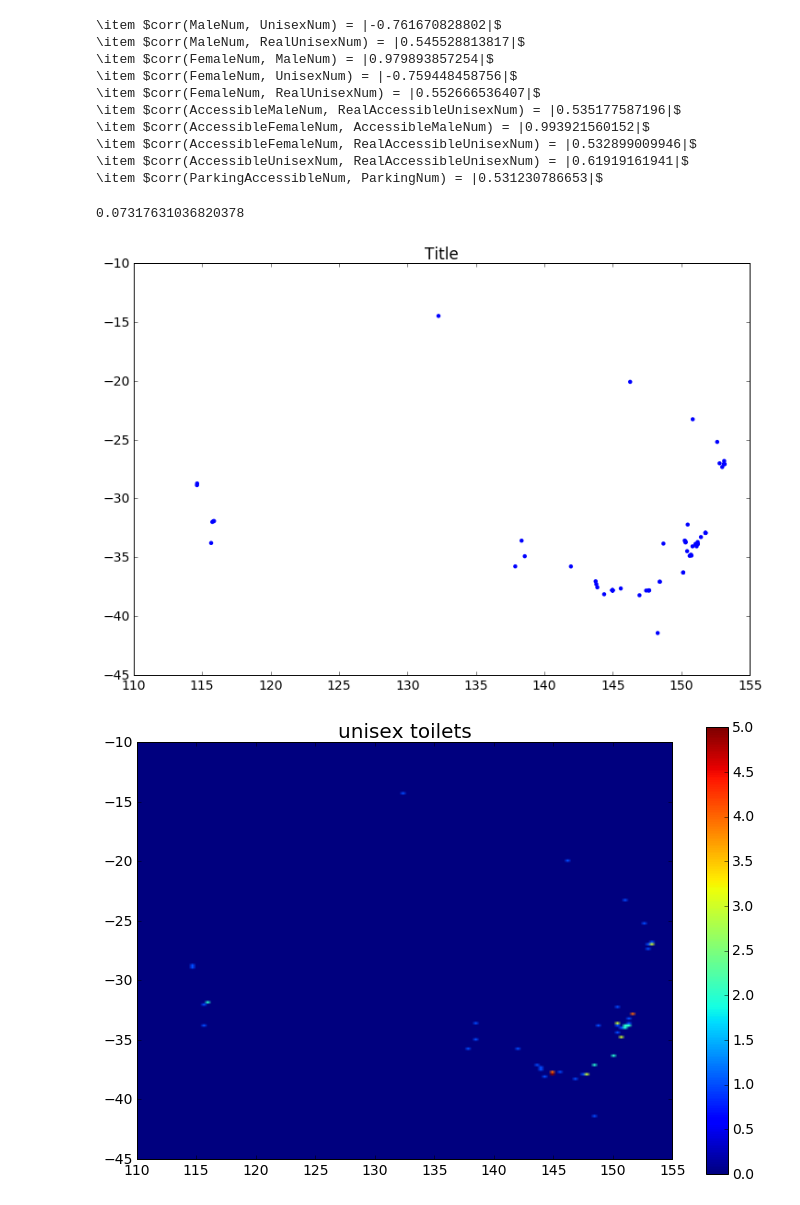
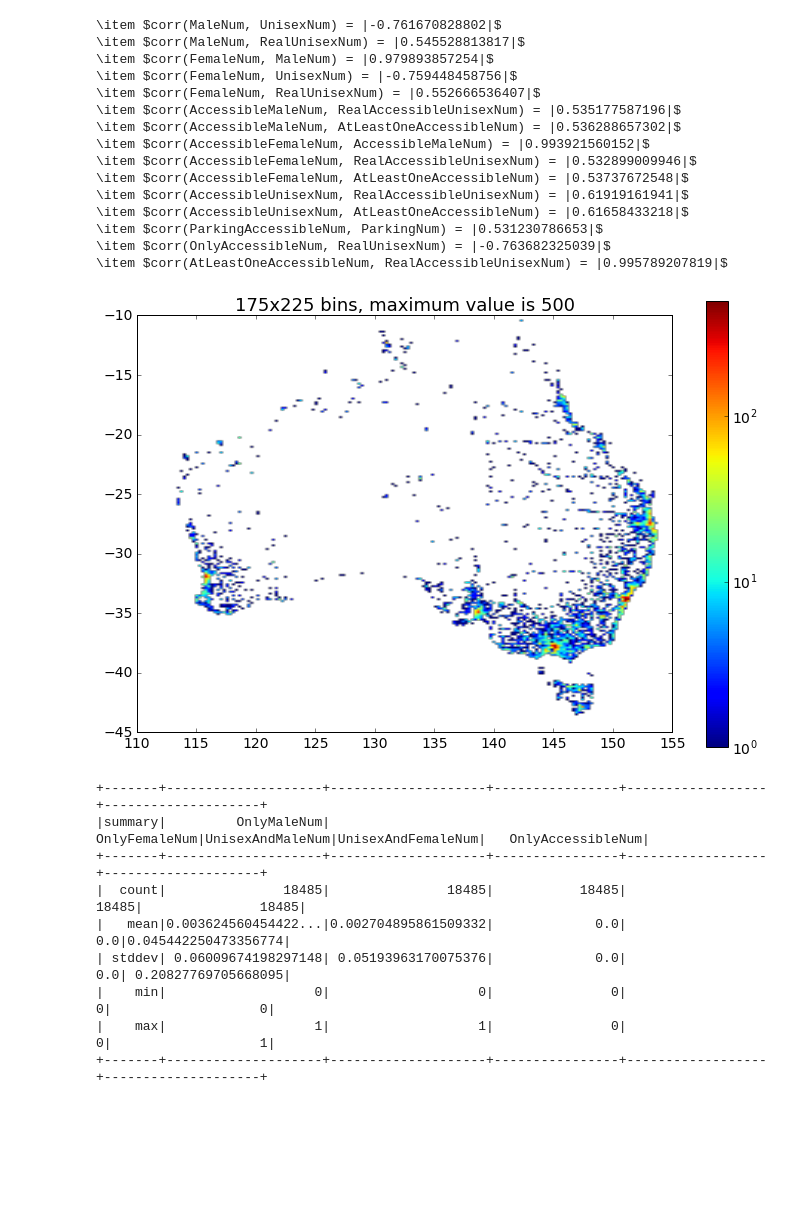
Before and after one commit to antaljanosbenjamin/BigDataAnalysisTechniques_VIMIAV02, a Jupyter notebook: pyspark_code/Toilets.ipynb, the cells around one changed output. Cells and saved outputs as stored; diff of their text form; code cells hidden in the pictures; blank space fills up the shorter version.

```diff
--- a/pyspark_code/Toilets.ipynb
+++ b/pyspark_code/Toilets.ipynb
@@ -25,8 +25,8 @@ mySchema = StructType([
 	StructField('Female',BooleanType(),False),
 	StructField('Unisex',BooleanType(),False),
 	StructField('DumpPoint',BooleanType(),False),
-	StructField('FacilityType()',StringType(),True),
-	StructField('ToiletType()',StringType(),True),
+	StructField('FacilityType',StringType(),True),
+	StructField('ToiletType',StringType(),True),
 	StructField('AccessLimited',BooleanType(),False),
 	StructField('PaymentRequired',BooleanType(),False),
 	StructField('KeyRequired',BooleanType(),True),
@@ -76,6 +76,16 @@ def statusToInteger(value):
 numericValues = []
 data = data.withColumn('RealUnisex', (data.Male & data.Female) | data.Unisex )
 data = data.withColumn('RealAccessibleUnisex', (data.AccessibleMale & data.AccessibleFemale) | data.AccessibleUnisex )
+data = data.withColumn('OnlyMale', (data.Male & ~( data.Female | data.Unisex ) ) )
+data = data.withColumn('OnlyFemale', (data.Female & ~( data.Male | data.Unisex ) ) )
+data = data.withColumn('UnisexAndMale', (data.Male & data.Unisex & ~ data.Female ) )
+data = data.withColumn('UnisexAndFemale', (data.Female & data.Unisex & ~ data.Male ) )
+data = data.withColumn('AccessibleOnlyMale', (data.AccessibleMale & ~( data.AccessibleFemale | data.AccessibleUnisex ) ) )
+data = data.withColumn('AccessibleOnlyFemale', (data.AccessibleFemale & ~( data.AccessibleMale | data.AccessibleUnisex ) ) )
+data = data.withColumn('AccessibleUnisexAndMale', (data.AccessibleMale & data.AccessibleUnisex & ~ data.AccessibleFemale ) )
+data = data.withColumn('AccessibleUnisexAndFemale', (data.AccessibleFemale & data.AccessibleUnisex & ~ data.AccessibleMale ) )
+data = data.withColumn('OnlyAccessible',  ( ~(data.Male | data.Female | data.Unisex ) & (data.AccessibleFemale | data.AccessibleUnisex | data.AccessibleMale )) )
+data = data.withColumn('AtLeastOneAccessible', (data.AccessibleFemale | data.AccessibleUnisex | data.AccessibleMale ) )
 udfBooleanToInteger = udf(booleanToInteger, IntegerType())
 udfStatusToInteger = udf(statusToInteger, IntegerType())
 for struct in data.schema:
@@ -114,13 +109,13 @@ for col1 in numericValues:
 \item $corr(FemaleNum, UnisexNum) = |-0.759448458756|$
 \item $corr(FemaleNum, RealUnisexNum) = |0.552666536407|$
 \item $corr(AccessibleMaleNum, RealAccessibleUnisexNum) = |0.535177587196|$
+\item $corr(AccessibleMaleNum, AtLeastOneAccessibleNum) = |0.536288657302|$
 \item $corr(AccessibleFemaleNum, AccessibleMaleNum) = |0.993921560152|$
 \item $corr(AccessibleFemaleNum, RealAccessibleUnisexNum) = |0.532899009946|$
+\item $corr(AccessibleFemaleNum, AtLeastOneAccessibleNum) = |0.53737672548|$
 \item $corr(AccessibleUnisexNum, RealAccessibleUnisexNum) = |0.61919161941|$
+\item $corr(AccessibleUnisexNum, AtLeastOneAccessibleNum) = |0.61658433218|$
 \item $corr(ParkingAccessibleNum, ParkingNum) = |0.531230786653|$
+\item $corr(OnlyAccessibleNum, RealUnisexNum) = |-0.763682325039|$
+\item $corr(AtLeastOneAccessibleNum, RealAccessibleUnisexNum) = |0.995789207819|$
-# %%
-parkingData = data.filter('Parking')
-parkingData.corr('ParkingAccessibleNum','AccessibleFemaleNum')
-# %% [output]
-0.07317631036820378
 # %%
@@ -162,17 +170,29 @@ def filterAndDrawHeatmap(datas, *args, **kwargs):
 # %%
 #coords = coords.select('Longitude','Latitude')
 #coords = coords.filter('Longitude >= 146 or Longitude <= 144 or Latitude >= -37 or Latitude <= -39')
 #coords = coords.filter('Longitude >= 152 or Longitude <= 149 or Latitude >= -32 or Latitude <= -35')
 #coords = coords.filter('Longitude >= 154 or Longitude <= 151 or Latitude >= -26 or Latitude <= -29')
 #.filter('Latitude <= -37').filter('Latitude >= -39')
-for i in [1,2,3,4,5]:
-    for j in [10,20,30,40,50]:
-        filterAndDrawHeatmap(data,
-                             heatImage='heat_'+str(i)+'_'+str(j)+'.jpg',
-                             heatmapTitle=str(i*35) + 'x' + str(i*45) + ' bins, maximum value is ' + str(j),
-                             heatMax=j,
-                             bins=[i*35,i*45])
+#for i in [1,2,3,4,5]:
+#    for j in [100,200,300,400,500]:
+#        filterAndDrawHeatmap(data,
+#                             heatImage='heat_'+str(i)+'_'+str(j)+'_lognorm.jpg',
+#                             heatmapTitle=str(i*35) + 'x' + str(i*45) + ' bins, maximum value is ' + str(j),
+#                             heatMax=j,
+#                             bins=[i*35,i*45])
         #print '\includegraphics[scale=0.35]{heat_'+str(i)+'_'+str(j) + '}'
+filterAndDrawHeatmap(data, heatMax = 100, heatImage = "proba.jpg")
 # %% [output]
-[figure, old version]
+[figure, new version]
-[figure, removed]
+# %%
+data.describe('OnlyMaleNum', 'OnlyFemaleNum', 'UnisexAndMaleNum', 'UnisexAndFemaleNum','OnlyAccessibleNum').show()
+# %% [output]
++-------+--------------------+--------------------+----------------+------------------+--------------------+
+|summary|         OnlyMaleNum|       OnlyFemaleNum|UnisexAndMaleNum|UnisexAndFemaleNum|   OnlyAccessibleNum|
++-------+--------------------+--------------------+----------------+------------------+--------------------+
+|  count|               18485|               18485|           18485|             18485|               18485|
+|   mean|0.003624560454422...|0.002704895861509332|             0.0|               0.0|0.045442250473356774|
+| stddev| 0.06009674198297148| 0.05193963170075376|             0.0|               0.0| 0.20827769705668095|
+|    min|                   0|                   0|               0|                 0|                   0|
+|    max|                   1|                   1|               0|                 0|                   1|
++-------+--------------------+--------------------+----------------+------------------+--------------------+
```
Also changed, not shown: parts of 12 cells of this notebook, 5 other files.
